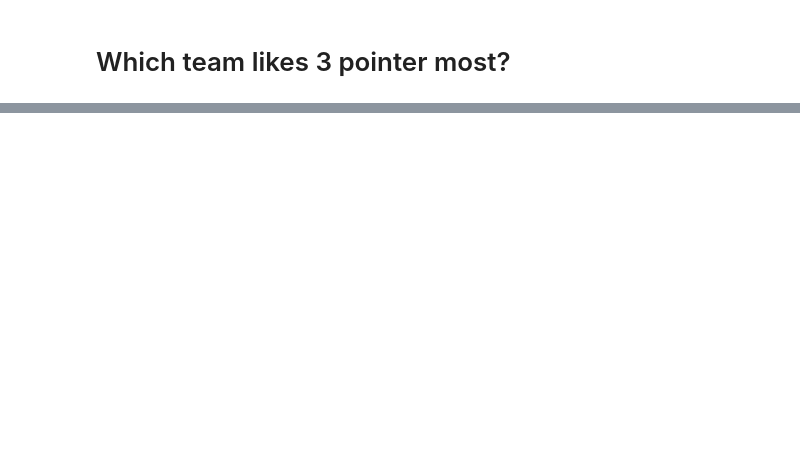
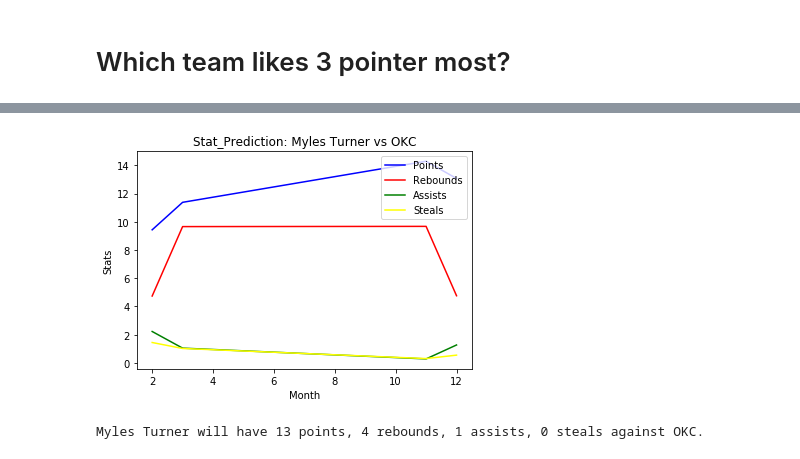
Before and after one commit to denniszhao97/NBA_DataBase_WebApplication, a Jupyter notebook: CS411_BackEnd.ipynb, the cells around one changed output, grey strips where cells are left out. Drawn from its saved outputs; the diff is of its cells as text; code cells hidden in the pictures; blank space fills up the shorter version.

```diff
--- a/CS411_BackEnd.ipynb
+++ b/CS411_BackEnd.ipynb
@@ -299,0 +556,5 @@ The team Golden State Warriors attempted 2791 three pointers during regular seas
+# %%
+stat_predictor("Myles Turner", "OKC", 12)
+# %% [output]
+[figure, added]
+Myles Turner will have 13 points, 4 rebounds, 1 assists, 0 steals against OKC.
```
Also changed, not shown: parts of 32 cells of this notebook.
